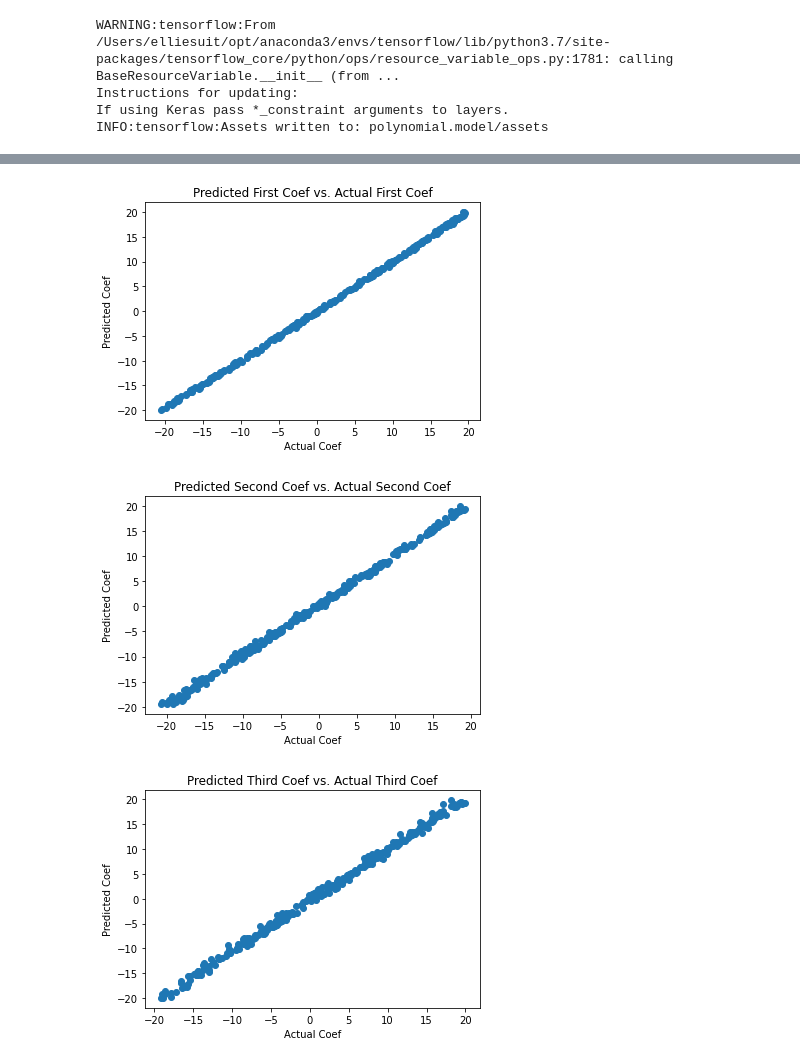
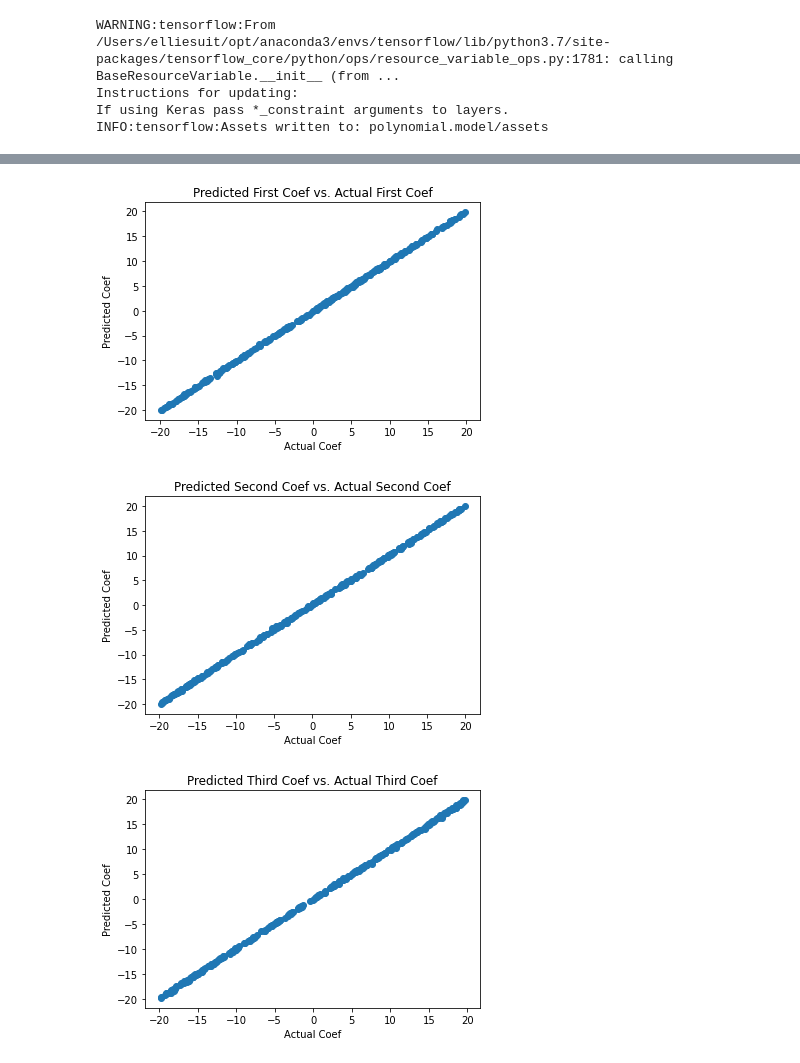
Before and after one commit to esuit24/Research2021, a Jupyter notebook: Neural_Network_Polynomial.ipynb, the cells around one changed output, grey strips where cells are left out. Cells and saved outputs as stored; diff of their text form; code cells hidden in the pictures.

```diff
--- a/Neural_Network_Polynomial.ipynb
+++ b/Neural_Network_Polynomial.ipynb
@@ -4,8 +4,8 @@ import numpy as np
 import Moment_Data as data
 import matplotlib.pyplot as plt
 # %%
-num_moments = 10
-num_coef = 4 #number of coefficient labels in the polynomial sequence
+num_moments = 50
+num_coef = 3 #number of coefficient labels in the polynomial sequence
 # %%
 #load input data for gaussian
 training = data.generate_training_data(1000, num_moments, num_coef) #outputs an array of x_vals, mean values, and sigma values respectively
@@ -91,7 +106,7 @@ plt.xlabel('Actual Coef')
 plt.ylabel('Predicted Coef')
 plt.show()
 # %% [output]
-[figure, old version]
+[figure, new version]
 # %%
 plt.scatter(predictions[1],testing_labels[1]) #SD
 plt.title('Predicted Second Coef vs. Actual Second Coef')
@@ -99,15 +114,15 @@ plt.xlabel('Actual Coef')
 plt.ylabel('Predicted Coef')
 plt.show()
 # %% [output]
-[figure, old version]
+[figure, new version]
 # %%
-plt.scatter(predictions[3],testing_labels[3]) #SD
+plt.scatter(predictions[2],testing_labels[2]) #SD
 plt.title('Predicted Third Coef vs. Actual Third Coef')
 plt.xlabel('Actual Coef')
 plt.ylabel('Predicted Coef')
 plt.show()
 # %% [output]
-[figure, old version]
+[figure, new version]
 # %%
 #percent error
 plt.scatter(range(len(testing_moments)), (predictions[0]-testing_labels[0])/(testing_labels[0]))
```
Also changed, not shown: parts of 9 cells of this notebook, 39 other files.
